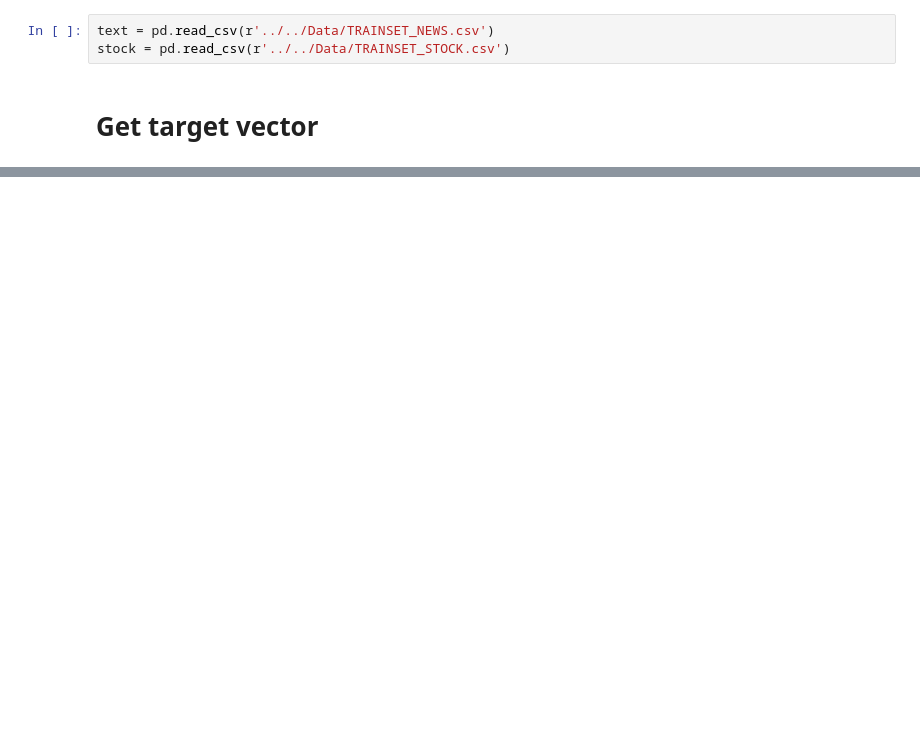
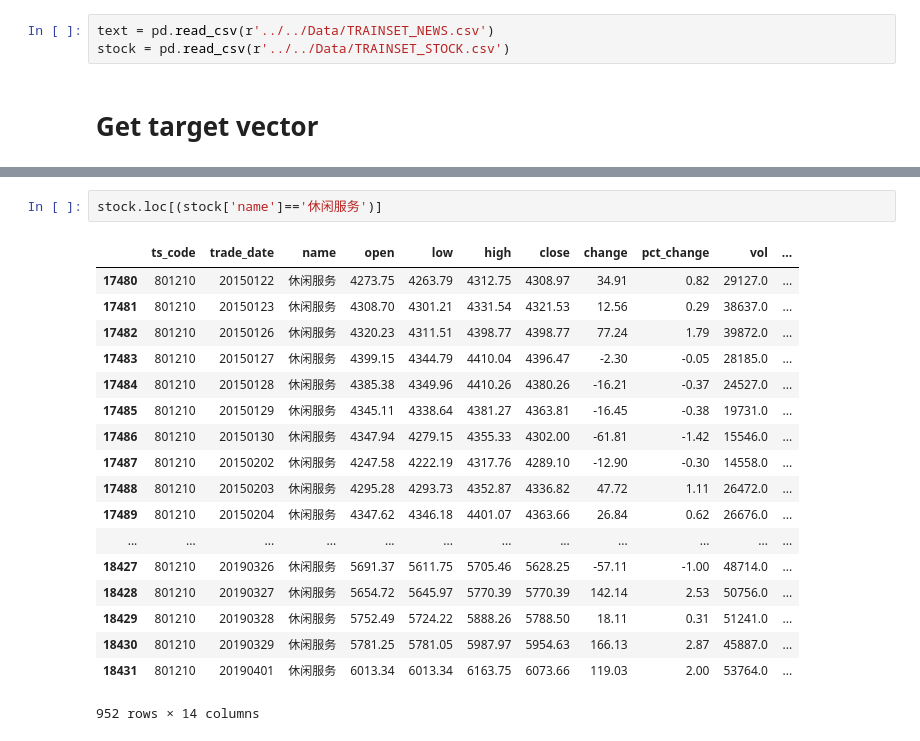
Before and after one commit to sharyxue/News-to-Predict-Stock-Movements, a Jupyter notebook: Code/Text/TextPreprocess.ipynb, the cells around one changed output, grey strips where cells are left out. Cells and saved outputs as stored; diff of their text form; blank space fills up the shorter version.

```diff
--- a/Code/Text/TextPreprocess.ipynb
+++ b/Code/Text/TextPreprocess.ipynb
@@ -33,0 +54,21 @@ stock.head()
+# %%
+stock.loc[(stock['name']=='休闲服务')]
+# %% [output]
+|  | ts_code | trade_date | name | open | low | high | close | change | pct_change | vol | ... |
+| 17480 | 801210 | 20150122 | 休闲服务 | 4273.75 | 4263.79 | 4312.75 | 4308.97 | 34.91 | 0.82 | 29127.0 | ... |
+| 17481 | 801210 | 20150123 | 休闲服务 | 4308.70 | 4301.21 | 4331.54 | 4321.53 | 12.56 | 0.29 | 38637.0 | ... |
+| 17482 | 801210 | 20150126 | 休闲服务 | 4320.23 | 4311.51 | 4398.77 | 4398.77 | 77.24 | 1.79 | 39872.0 | ... |
+| 17483 | 801210 | 20150127 | 休闲服务 | 4399.15 | 4344.79 | 4410.04 | 4396.47 | -2.30 | -0.05 | 28185.0 | ... |
+| 17484 | 801210 | 20150128 | 休闲服务 | 4385.38 | 4349.96 | 4410.26 | 4380.26 | -16.21 | -0.37 | 24527.0 | ... |
+| 17485 | 801210 | 20150129 | 休闲服务 | 4345.11 | 4338.64 | 4381.27 | 4363.81 | -16.45 | -0.38 | 19731.0 | ... |
+| 17486 | 801210 | 20150130 | 休闲服务 | 4347.94 | 4279.15 | 4355.33 | 4302.00 | -61.81 | -1.42 | 15546.0 | ... |
+| 17487 | 801210 | 20150202 | 休闲服务 | 4247.58 | 4222.19 | 4317.76 | 4289.10 | -12.90 | -0.30 | 14558.0 | ... |
+| 17488 | 801210 | 20150203 | 休闲服务 | 4295.28 | 4293.73 | 4352.87 | 4336.82 | 47.72 | 1.11 | 26472.0 | ... |
+| 17489 | 801210 | 20150204 | 休闲服务 | 4347.62 | 4346.18 | 4401.07 | 4363.66 | 26.84 | 0.62 | 26676.0 | ... |
+| ... | ... | ... | ... | ... | ... | ... | ... | ... | ... | ... | ... |
+| 18427 | 801210 | 20190326 | 休闲服务 | 5691.37 | 5611.75 | 5705.46 | 5628.25 | -57.11 | -1.00 | 48714.0 | ... |
+| 18428 | 801210 | 20190327 | 休闲服务 | 5654.72 | 5645.97 | 5770.39 | 5770.39 | 142.14 | 2.53 | 50756.0 | ... |
+| 18429 | 801210 | 20190328 | 休闲服务 | 5752.49 | 5724.22 | 5888.26 | 5788.50 | 18.11 | 0.31 | 51241.0 | ... |
+| 18430 | 801210 | 20190329 | 休闲服务 | 5781.25 | 5781.05 | 5987.97 | 5954.63 | 166.13 | 2.87 | 45887.0 | ... |
+| 18431 | 801210 | 20190401 | 休闲服务 | 6013.34 | 6013.34 | 6163.75 | 6073.66 | 119.03 | 2.00 | 53764.0 | ... |
+952 rows × 14 columns
```
Also changed, not shown: parts of 5 cells of this notebook.
